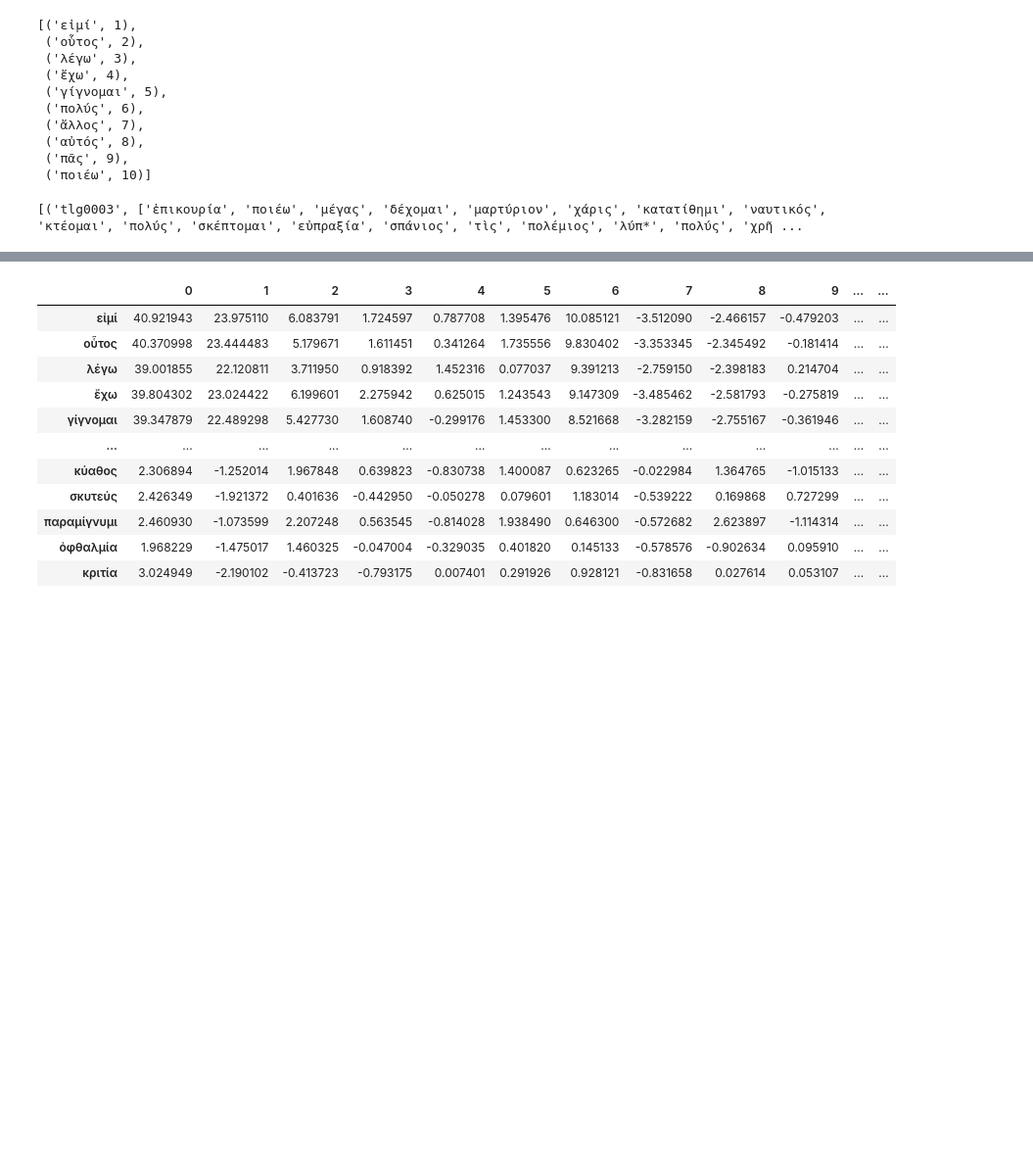
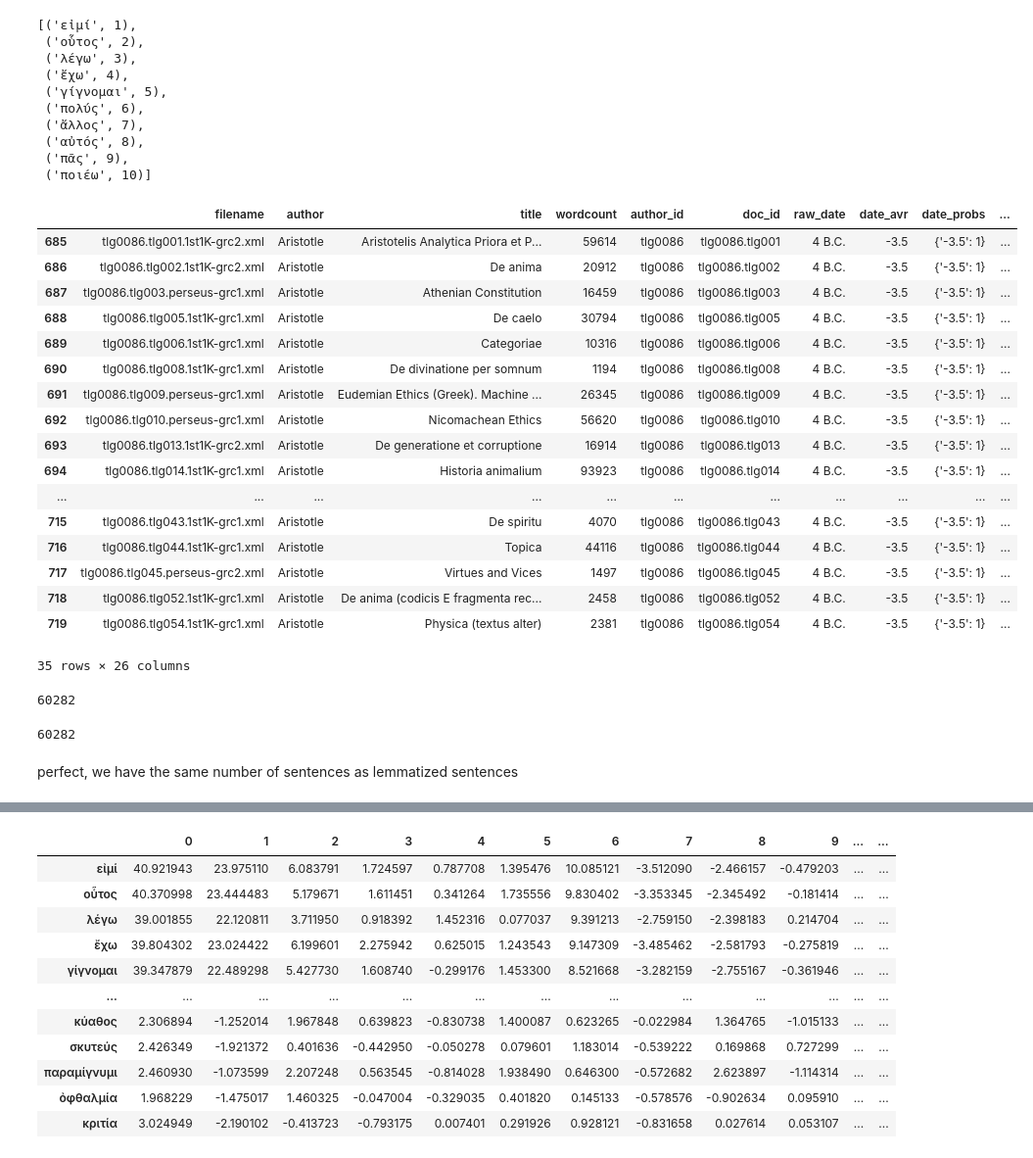
Before and after one commit to kasev/PIPA, a Jupyter notebook: scripts/3_CONCORDANCES+EMBDEDDINGS.ipynb, the cells around one changed output, grey strips where cells are left out. Shown at 98% size. Cells and saved outputs as stored; diff of their text form; code cells hidden in the pictures; blank space fills up the shorter version.

```diff
--- a/scripts/3_CONCORDANCES+EMBDEDDINGS.ipynb
+++ b/scripts/3_CONCORDANCES+EMBDEDDINGS.ipynb
@@ -62,7 +63,7 @@ def get_concordances(wordlist, keyword, window, vocabulary=None):
         wordlist = [w for w in wordlist if w in vocabulary]
     keyword_indices = [el[0] for el in enumerate(wordlist) if el[1]==keyword]
     concordances = [wordlist[i-half:i+half+1] for i in keyword_indices]
-    concordances = [c for c in concordances if len(c)==window]
+    #concordances = [c for c in concordances if len(c)==window]
     return concordances
 # %%
 cgl["conc_lype"] = cgl["lemmata_repl"].apply(lambda x: get_concordances(x, "λύπ*", 31, vocabulary=cgl_embeddings[1]))
@@ -71,5 +70,22 @@ concs_series = cgl.apply(lambda row: [(row["author_id"], conc) for conc in row["
-# %%
-concs_tups = [conc for conclist in concs_series for conc in conclist]
-print(concs_tups[:3])
-# %% [output]
-[('tlg0003', ['ἐπικουρία', 'ποιέω', 'μέγας', 'δέχομαι', 'μαρτύριον', 'χάρις', 'κατατίθημι', 'ναυτικός', 'κτέομαι', 'πολύς', 'σκέπτομαι', 'εὐπραξία', 'σπάνιος', 'τὶς', 'πολέμιος', 'λύπ*', 'πολύς', 'χρῆ ...
+# %%
+cgl = cgl[cgl["author_id"]=="tlg0086"].copy()
+cgl
+# %% [output]
+|  | filename | author | title | wordcount | author_id | doc_id | raw_date | date_avr | date_probs | ... |
+| 685 | tlg0086.tlg001.1st1K-grc2.xml | Aristotle | Aristotelis Analytica Priora et P... | 59614 | tlg0086 | tlg0086.tlg001 | 4 B.C. | -3.5 | {'-3.5': 1} | ... |
+| 686 | tlg0086.tlg002.1st1K-grc2.xml | Aristotle | De anima | 20912 | tlg0086 | tlg0086.tlg002 | 4 B.C. | -3.5 | {'-3.5': 1} | ... |
+| 687 | tlg0086.tlg003.perseus-grc1.xml | Aristotle | Athenian Constitution | 16459 | tlg0086 | tlg0086.tlg003 | 4 B.C. | -3.5 | {'-3.5': 1} | ... |
+| 688 | tlg0086.tlg005.1st1K-grc1.xml | Aristotle | De caelo | 30794 | tlg0086 | tlg0086.tlg005 | 4 B.C. | -3.5 | {'-3.5': 1} | ... |
+| 689 | tlg0086.tlg006.1st1K-grc1.xml | Aristotle | Categoriae | 10316 | tlg0086 | tlg0086.tlg006 | 4 B.C. | -3.5 | {'-3.5': 1} | ... |
+| 690 | tlg0086.tlg008.1st1K-grc1.xml | Aristotle | De divinatione per somnum | 1194 | tlg0086 | tlg0086.tlg008 | 4 B.C. | -3.5 | {'-3.5': 1} | ... |
+| 691 | tlg0086.tlg009.perseus-grc1.xml | Aristotle | Eudemian Ethics (Greek). Machine ... | 26345 | tlg0086 | tlg0086.tlg009 | 4 B.C. | -3.5 | {'-3.5': 1} | ... |
+| 692 | tlg0086.tlg010.perseus-grc1.xml | Aristotle | Nicomachean Ethics | 56620 | tlg0086 | tlg0086.tlg010 | 4 B.C. | -3.5 | {'-3.5': 1} | ... |
+| 693 | tlg0086.tlg013.1st1K-grc2.xml | Aristotle | De generatione et corruptione | 16914 | tlg0086 | tlg0086.tlg013 | 4 B.C. | -3.5 | {'-3.5': 1} | ... |
+| 694 | tlg0086.tlg014.1st1K-grc1.xml | Aristotle | Historia animalium | 93923 | tlg0086 | tlg0086.tlg014 | 4 B.C. | -3.5 | {'-3.5': 1} | ... |
+| ... | ... | ... | ... | ... | ... | ... | ... | ... | ... | ... |
+| 715 | tlg0086.tlg043.1st1K-grc1.xml | Aristotle | De spiritu | 4070 | tlg0086 | tlg0086.tlg043 | 4 B.C. | -3.5 | {'-3.5': 1} | ... |
+| 716 | tlg0086.tlg044.1st1K-grc1.xml | Aristotle | Topica | 44116 | tlg0086 | tlg0086.tlg044 | 4 B.C. | -3.5 | {'-3.5': 1} | ... |
+| 717 | tlg0086.tlg045.perseus-grc2.xml | Aristotle | Virtues and Vices | 1497 | tlg0086 | tlg0086.tlg045 | 4 B.C. | -3.5 | {'-3.5': 1} | ... |
+| 718 | tlg0086.tlg052.1st1K-grc1.xml | Aristotle | De anima (codicis E fragmenta rec... | 2458 | tlg0086 | tlg0086.tlg052 | 4 B.C. | -3.5 | {'-3.5': 1} | ... |
+| 719 | tlg0086.tlg054.1st1K-grc1.xml | Aristotle | Physica (textus alter) | 2381 | tlg0086 | tlg0086.tlg054 | 4 B.C. | -3.5 | {'-3.5': 1} | ... |
+35 rows × 26 columns
@@ -75,0 +116,10 @@ print(concs_tups[:3])
+# %%
+cgl["sentences"].apply(len).sum()
+# %% [output]
+60282
+# %%
+cgl["lemmatized_sentences"].apply(len).sum()
+# %% [output]
+60282
+# %% [markdown]
+perfect, we have the same number of sentences as lemmatized sentences
```
Also changed, not shown: parts of 32 cells of this notebook, 1 other file.
